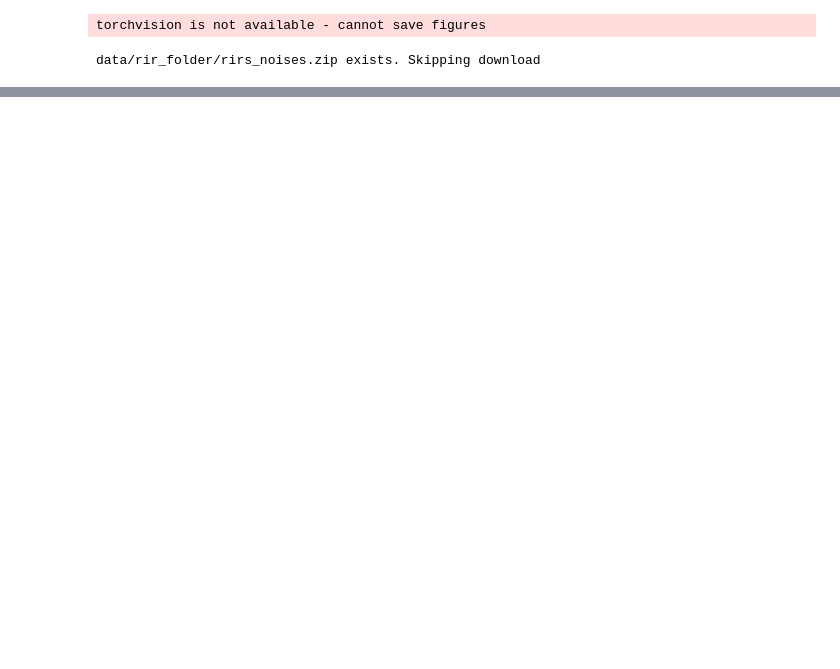
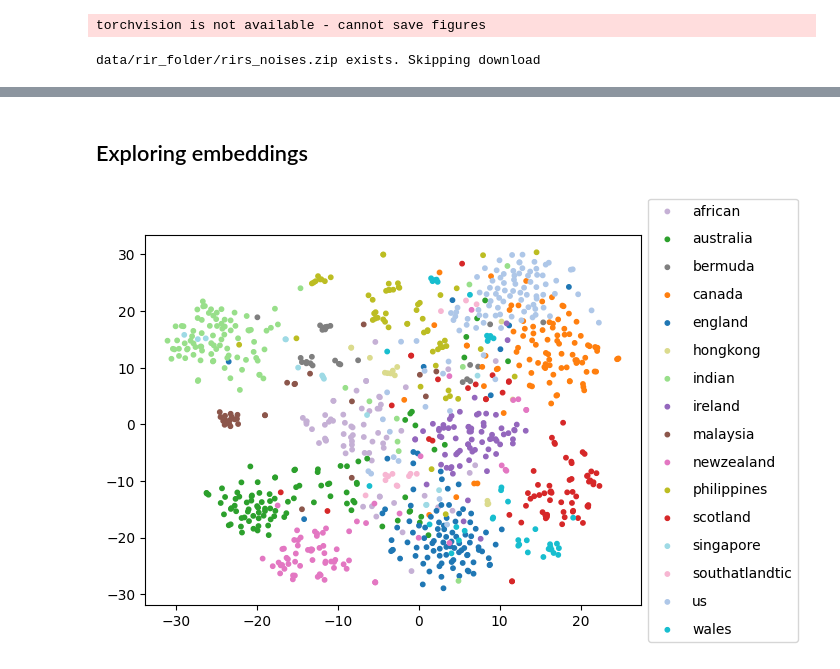
Before and after one commit to JuanPZuluaga/accent-recog-slt2022, a Jupyter notebook: notebooks/visualize.ipynb, the cells around one changed output, grey strips where cells are left out. Drawn from its saved outputs; the diff is of its cells as text; code cells hidden in the pictures; blank space fills up the shorter version.

Commit message:
Add color scheme to T-SNE

```diff
--- a/notebooks/visualize.ipynb
+++ b/notebooks/visualize.ipynb
@@ -42,0 +75,18 @@ NameError: name 'classification_report' is not defined
+# %% [markdown]
+## Exploring embeddings
+# %%
+n_components = 2
+tsne = TSNE(n_components=n_components)
+tsne_result = tsne.fit_transform(np.array(embeddings))
+# %%
+cmap = plt.get_cmap('tab20', len(classes))
+fig, ax = plt.subplots()
+
+groups = pd.DataFrame(tsne_result, columns=['x', 'y']).assign(accent=test_items['accent']).groupby('accent')
+for name, points in groups:
+    c = cmap([classes.index(name)] * len(points))
+    ax.scatter(points.x, points.y, label=name, s=10, color=c)
+
+ax.legend(loc='center left', bbox_to_anchor=(1.0, 0.5), labelspacing=1);
+# %% [output]
+[figure, added]
```
Also changed, not shown: parts of 8 cells of this notebook, 15 other files.
